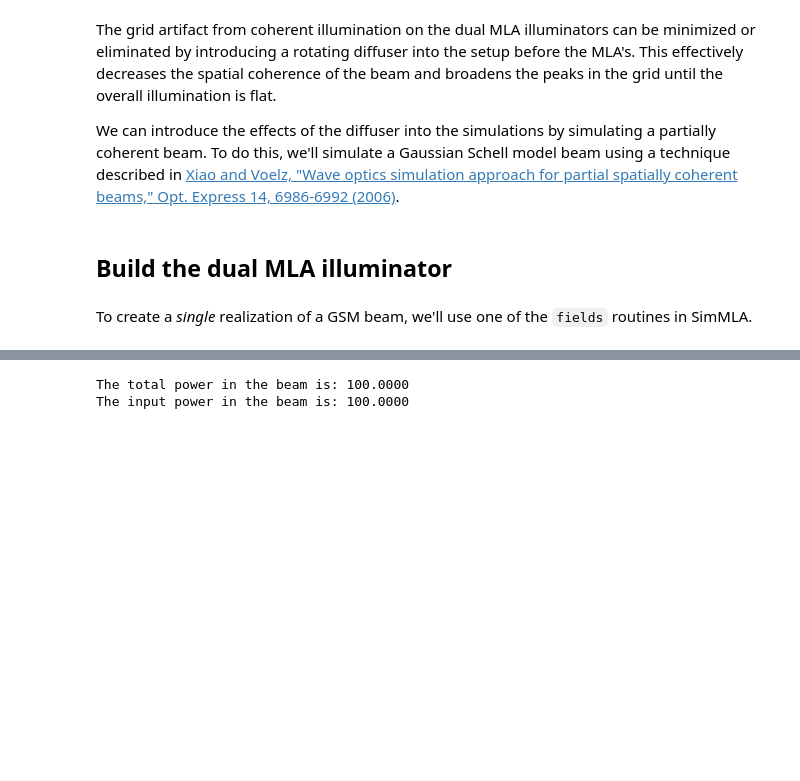
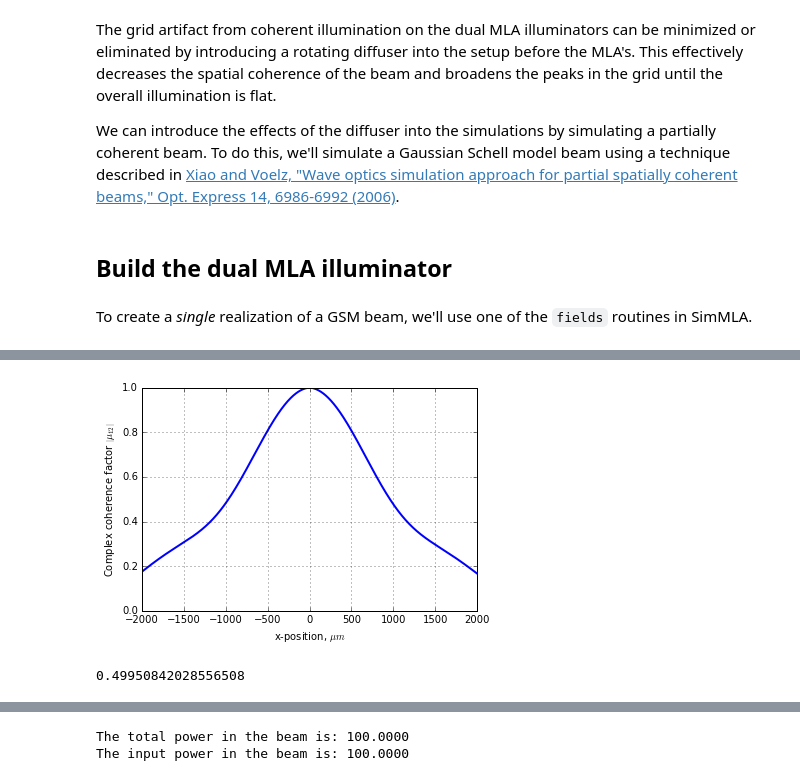
Before and after one commit to kmdouglass/simmla, a Jupyter notebook: publication_data/Basic 1D Simulation - GSM Beam.ipynb, the cells around one changed output, grey strips where cells are left out. Saved outputs shown, nothing was run; the diff lists cells and outputs as text; code cells hidden in the pictures; blank space fills up the shorter version.

Commit message:
Code working, but need to calibrate multiplicative factor.
Former-commit-id: 326b4cbcece7b640e085633ad0dbd67c3388861a

```diff
--- a/publication_data/Basic 1D Simulation - GSM Beam.ipynb
+++ b/publication_data/Basic 1D Simulation - GSM Beam.ipynb
@@ -59,0 +59,26 @@ As you can see, the phase varies smoothly and randomly. Let's compute the autoco
+# %%
+# Compute coherence length here
+t = np.exp(1j * np.angle(beamSample))
+
+zeroSize = np.floor(t.size / 2)
+tZeroPad = np.hstack((np.zeros(zeroSize), t, np.zeros(zeroSize)))
+
+# Normalize inputs for correct cross-correlation
+t = (t - np.mean(t)) / (np.std(t) * len(t))
+tZeroPad = (tZeroPad - np.mean(tZeroPad)) /  np.std(tZeroPad)
+
+R = np.correlate(t, tZeroPad, mode = 'valid')
+# %%
+plt.plot(grid.px, np.abs(R / np.max(R)), linewidth = 2)
+plt.xlim((-2000, 2000))
+plt.ylim((0, 1))
+plt.xlabel(r'x-position, $\mu m$')
+plt.ylabel(r'Complex coherence factor $\left| \mu_{12} \right|$')
+plt.grid(True)
+plt.show()
+# %% [output]
+[figure, added]
+# %%
+grid.px[1] - grid.px[0]
+# %% [output]
+0.49950842028556508
```
Also changed, not shown: parts of 17 cells of this notebook, 1 other file.
